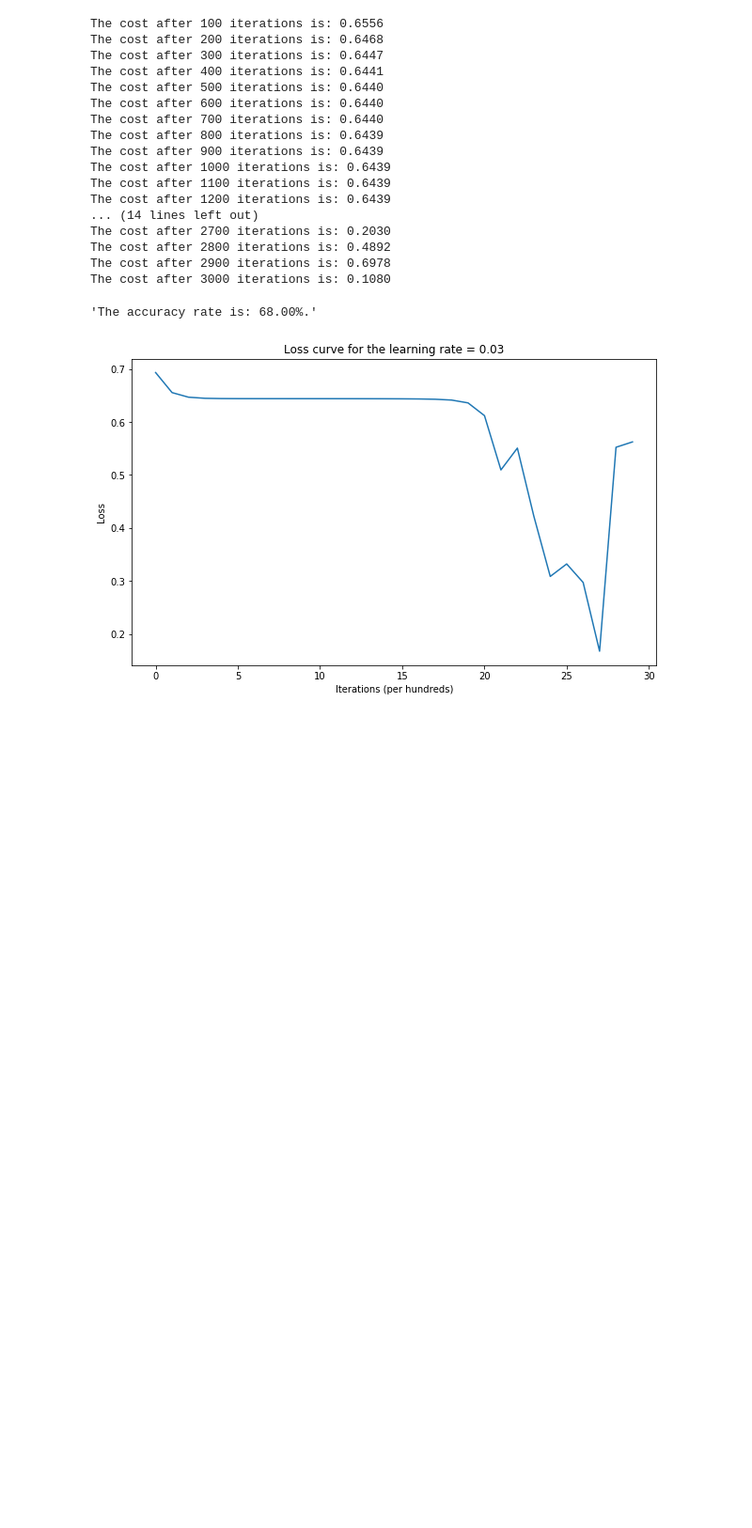
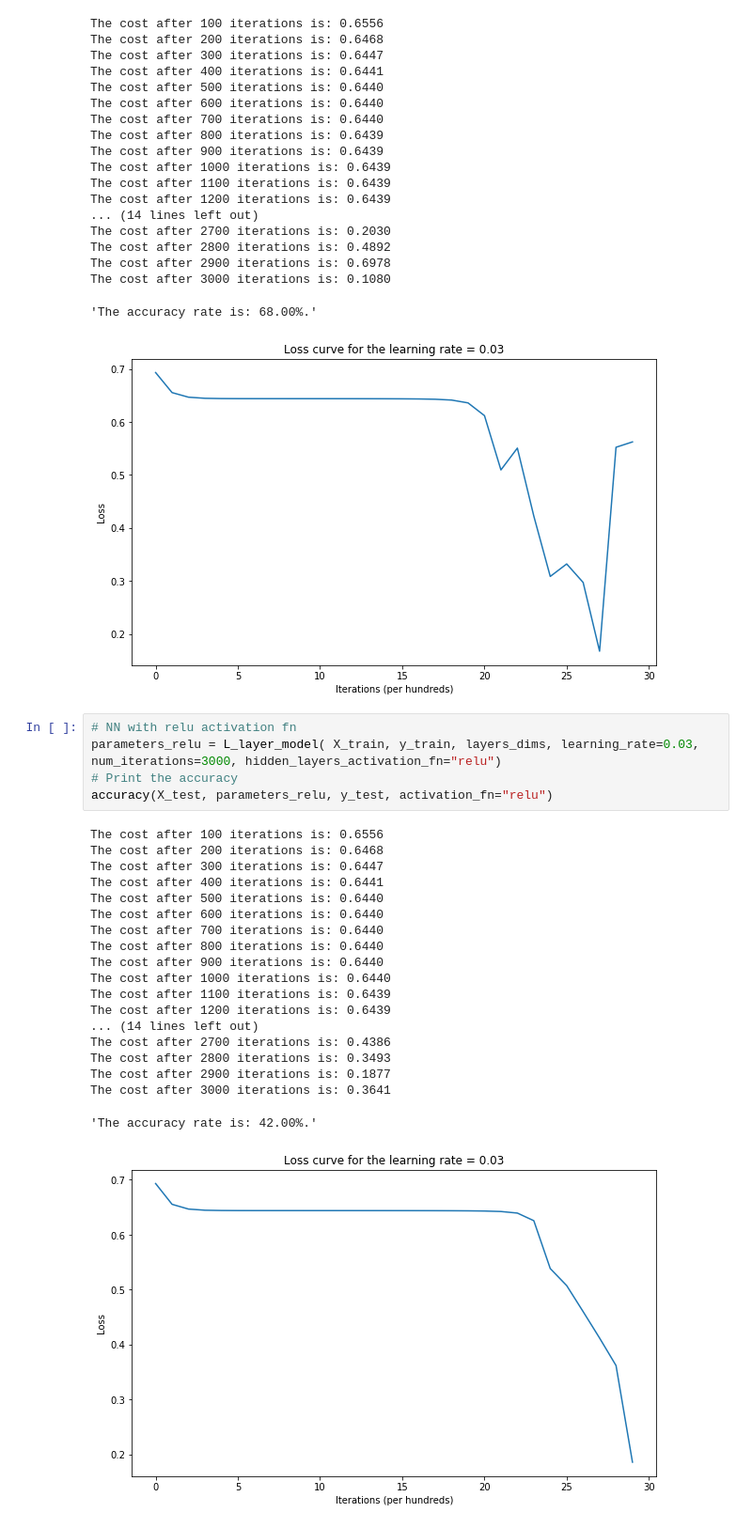
Before and after one commit to sum-coderepo/Optimization-Python, a Jupyter notebook: Notebooks/SimpleNeuralNetwok.ipynb, the cells around one changed output. Shown: that part at 94% size. Cells and saved outputs as stored; diff of their text form; blank space fills up the shorter version.

```diff
--- a/Notebooks/SimpleNeuralNetwok.ipynb
+++ b/Notebooks/SimpleNeuralNetwok.ipynb
@@ -382,3 +382,28 @@ The cost after 2900 iterations is: 0.6978
 The cost after 3000 iterations is: 0.1080
 'The accuracy rate is: 68.00%.'
 [figure]
+# %%
+# NN with relu activation fn
+parameters_relu = L_layer_model( X_train, y_train, layers_dims, learning_rate=0.03, num_iterations=3000, hidden_layers_activation_fn="relu")
+# Print the accuracy
+accuracy(X_test, parameters_relu, y_test, activation_fn="relu")
+# %% [output]
+The cost after 100 iterations is: 0.6556
+The cost after 200 iterations is: 0.6468
+The cost after 300 iterations is: 0.6447
+The cost after 400 iterations is: 0.6441
+The cost after 500 iterations is: 0.6440
+The cost after 600 iterations is: 0.6440
+The cost after 700 iterations is: 0.6440
+The cost after 800 iterations is: 0.6440
+The cost after 900 iterations is: 0.6440
+The cost after 1000 iterations is: 0.6440
+The cost after 1100 iterations is: 0.6439
+The cost after 1200 iterations is: 0.6439
+... (14 lines left out)
+The cost after 2700 iterations is: 0.4386
+The cost after 2800 iterations is: 0.3493
+The cost after 2900 iterations is: 0.1877
+The cost after 3000 iterations is: 0.3641
+'The accuracy rate is: 42.00%.'
+[figure, added]
```
